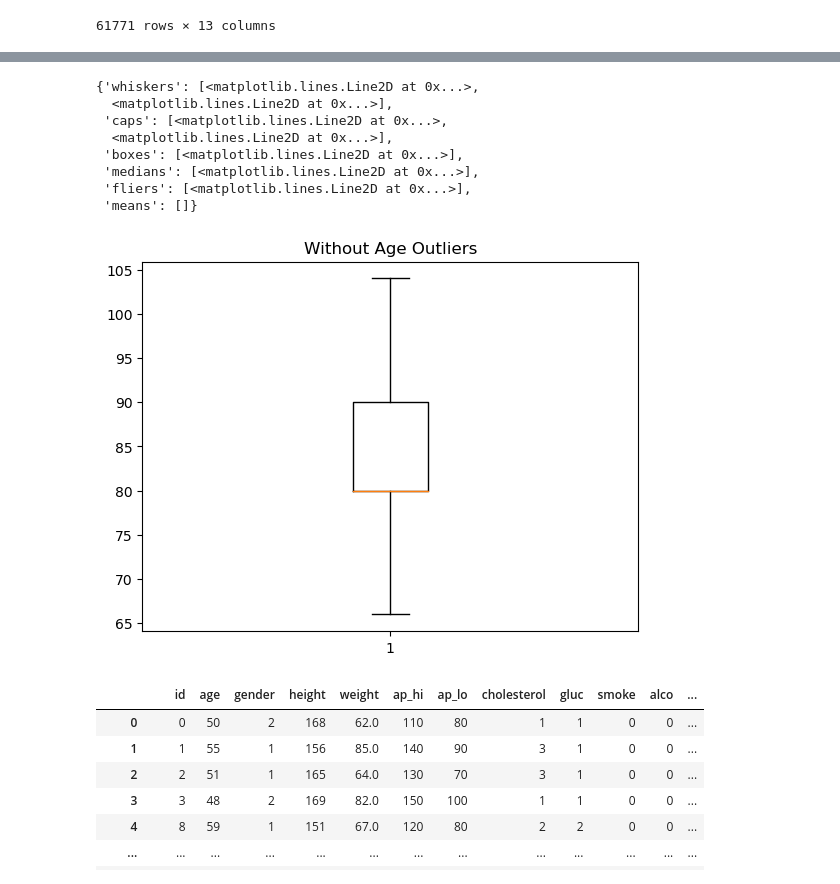
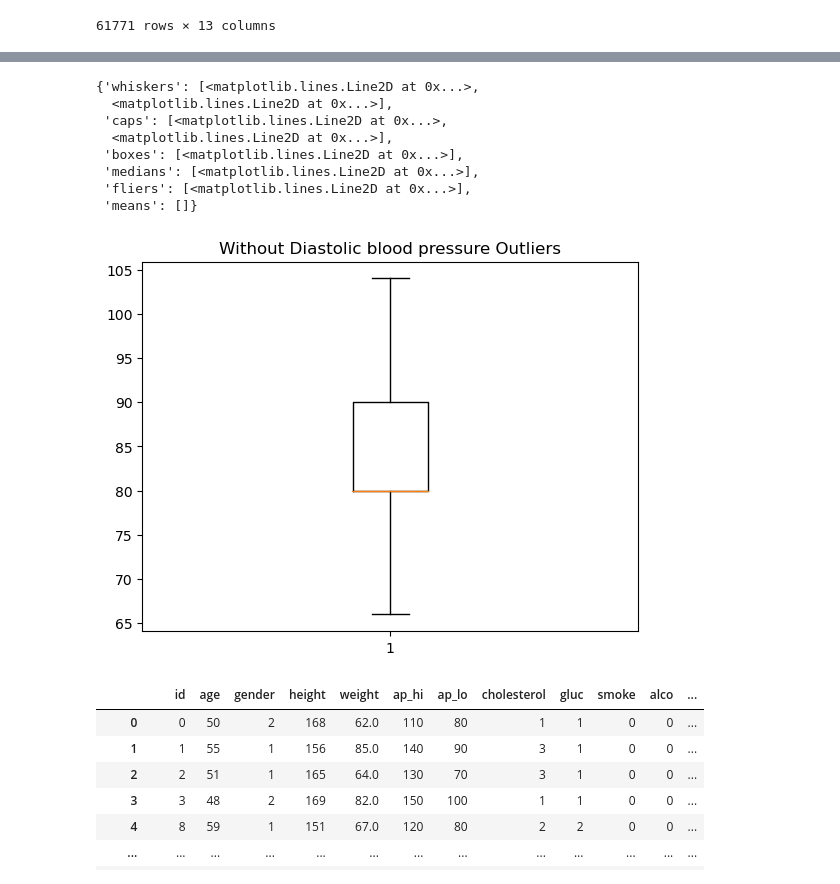
Before and after one commit to COMP3608-Big-Data/Cardiovascular-Disease-Prediction, a Jupyter notebook: the_gold_miners.ipynb, the cells around one changed output, grey strips where cells are left out. Cells and saved outputs as stored; diff of their text form; code cells hidden in the pictures.

```diff
--- a/the_gold_miners.ipynb
+++ b/the_gold_miners.ipynb
@@ -608,17 +609,17 @@ ax1.boxplot(df['ap_lo'])
 # %%
 fig1, ax1 = plt.subplots()
-ax1.set_title('Without Age Outliers')
+ax1.set_title('Without Diastolic blood pressure Outliers')
 ax1.boxplot(df_without_outliers['ap_lo'])
 # %% [output]
 {'whiskers': [<matplotlib.lines.Line2D at 0x...>,
   <matplotlib.lines.Line2D at 0x...>],
  'caps': [<matplotlib.lines.Line2D at 0x...>,
   <matplotlib.lines.Line2D at 0x...>],
  'boxes': [<matplotlib.lines.Line2D at 0x...>],
  'medians': [<matplotlib.lines.Line2D at 0x...>],
  'fliers': [<matplotlib.lines.Line2D at 0x...>],
  'means': []}
-[figure, old version]
+[figure, new version]
 # %%
 df_without_outliers = df[(df['ap_lo'] > lower_bound) & (df['ap_lo'] < upper_bound)].reset_index(drop=True)
 df = df_without_outliers
```
Also changed, not shown: parts of 20 cells of this notebook.
